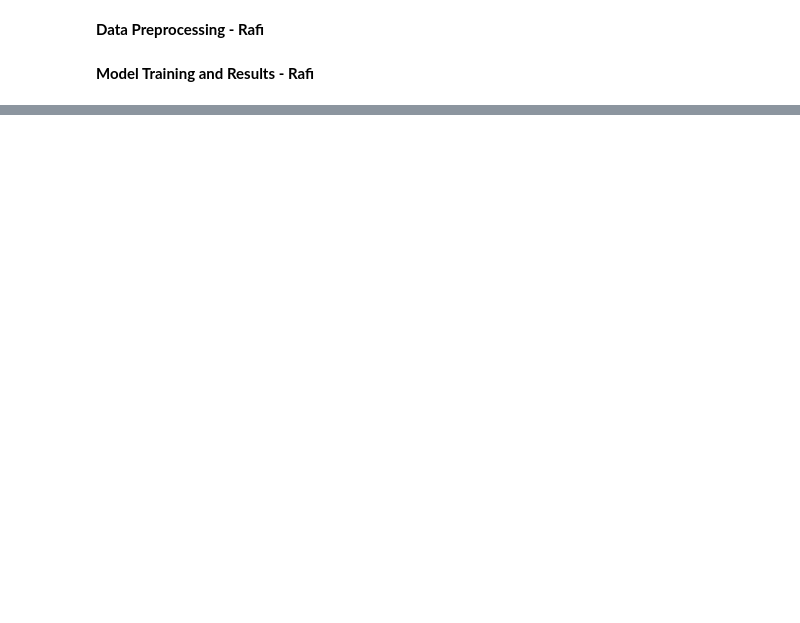
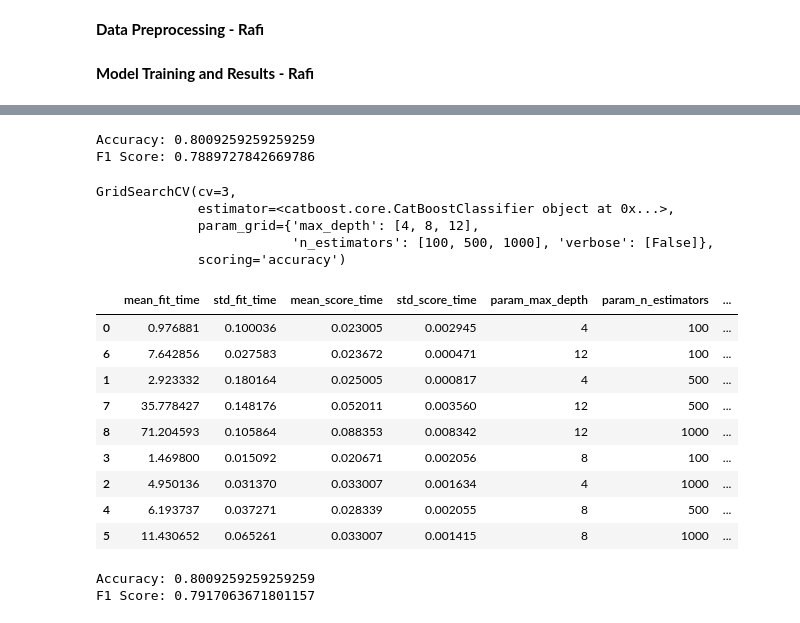
Before and after one commit to nicerafi/notts_ds_group_cw_water, a Jupyter notebook: pca_fixed.ipynb, the cells around one changed output, grey strips where cells are left out. Saved outputs shown, nothing was run; the diff lists cells and outputs as text; code cells hidden in the pictures; blank space fills up the shorter version.

```diff
--- a/pca_fixed.ipynb
+++ b/pca_fixed.ipynb
@@ -159,0 +187,52 @@ array([[0.90103763, 0.02183677, 0.0771256 ],
+# %%
+# lets try catboost
+from catboost import CatBoostClassifier
+catboost = CatBoostClassifier(task_type="GPU") # utilise gpu to speed up training
+catboost.fit(X_train, y_train,verbose=False)
+y_pred_cb_no_opt = catboost.predict(X_test)
+accuracy_cb_no_opt = accuracy_score(y_test, y_pred_cb_no_opt)
+f1_cb_no_opt = f1_score(y_test, y_pred_cb_no_opt, average='weighted')
+print("Accuracy:", accuracy_cb_no_opt)
+print("F1 Score:", f1_cb_no_opt)
+# %% [output]
+Accuracy: 0.8009259259259259
+F1 Score: 0.7889727842669786
+# %%
+# performs good, lets see if hyper param tuning can fix
+grid_cb = {'max_depth': [4,8,12],'n_estimators':[100, 500, 1000], 'verbose':[False]}
+gs_cv_cb = GridSearchCV (estimator = catboost, param_grid = grid_cb, scoring ='accuracy', cv = 3)
+gs_cv_cb.fit(X_train, y_train)
+# %% [output]
+GridSearchCV(cv=3,
+             estimator=<catboost.core.CatBoostClassifier object at 0x...>,
+             param_grid={'max_depth': [4, 8, 12],
+                         'n_estimators': [100, 500, 1000], 'verbose': [False]},
+             scoring='accuracy')
+# %%
+results_cb = pd.DataFrame(gs_cv_cb.cv_results_)
+results_cb.head(10)
+results_cb_sorted = results_cb.sort_values(by='rank_test_score', ascending=False)
+results_cb_sorted.head(10)
+# %% [output]
+|  | mean_fit_time | std_fit_time | mean_score_time | std_score_time | param_max_depth | param_n_estimators | ... |
+| 0 | 0.976881 | 0.100036 | 0.023005 | 0.002945 | 4 | 100 | ... |
+| 6 | 7.642856 | 0.027583 | 0.023672 | 0.000471 | 12 | 100 | ... |
+| 1 | 2.923332 | 0.180164 | 0.025005 | 0.000817 | 4 | 500 | ... |
+| 7 | 35.778427 | 0.148176 | 0.052011 | 0.003560 | 12 | 500 | ... |
+| 8 | 71.204593 | 0.105864 | 0.088353 | 0.008342 | 12 | 1000 | ... |
+| 3 | 1.469800 | 0.015092 | 0.020671 | 0.002056 | 8 | 100 | ... |
+| 2 | 4.950136 | 0.031370 | 0.033007 | 0.001634 | 4 | 1000 | ... |
+| 4 | 6.193737 | 0.037271 | 0.028339 | 0.002055 | 8 | 500 | ... |
+| 5 | 11.430652 | 0.065261 | 0.033007 | 0.001415 | 8 | 1000 | ... |
+# %%
+# max_depth = 8 and n_estimators = 1000 performed best in tuning
+cb_best = CatBoostClassifier(task_type="GPU",max_depth = 8,n_estimators=1000)
+cb_best.fit(X_train, y_train,verbose=False)
+y_pred_cb_best = cb_best.predict(X_test)
+accuracy_cb_best = accuracy_score(y_test, y_pred_cb_no_opt)
+f1_cb_best = f1_score(y_test, y_pred_cb_best, average='weighted')
+print("Accuracy:", accuracy_cb_best)
+print("F1 Score:", f1_cb_best)
+# %% [output]
+Accuracy: 0.8009259259259259
+F1 Score: 0.7917063671801157
```
Also changed, not shown: parts of 38 cells of this notebook.
